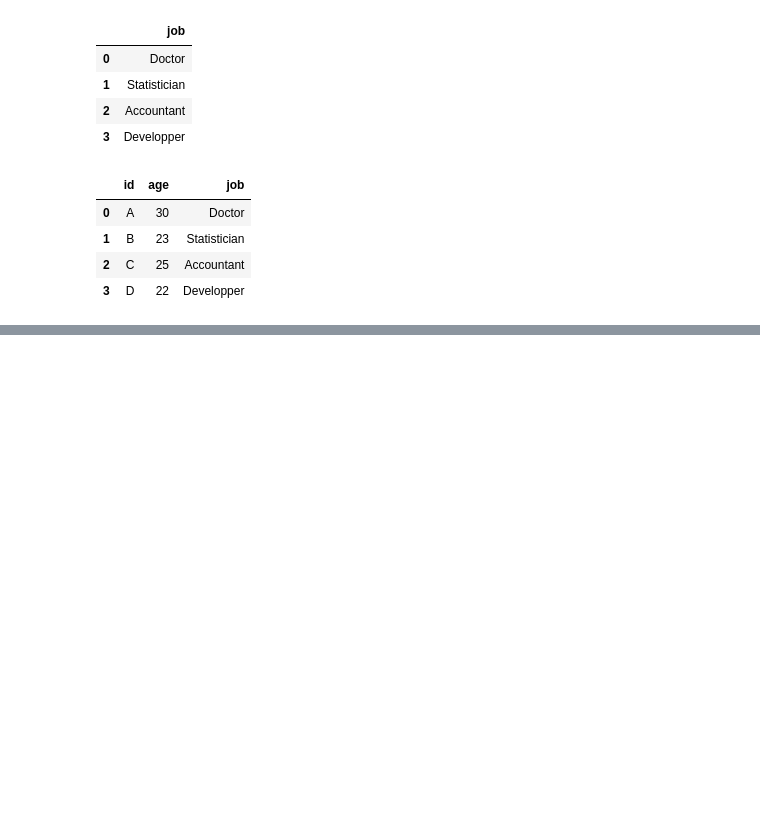
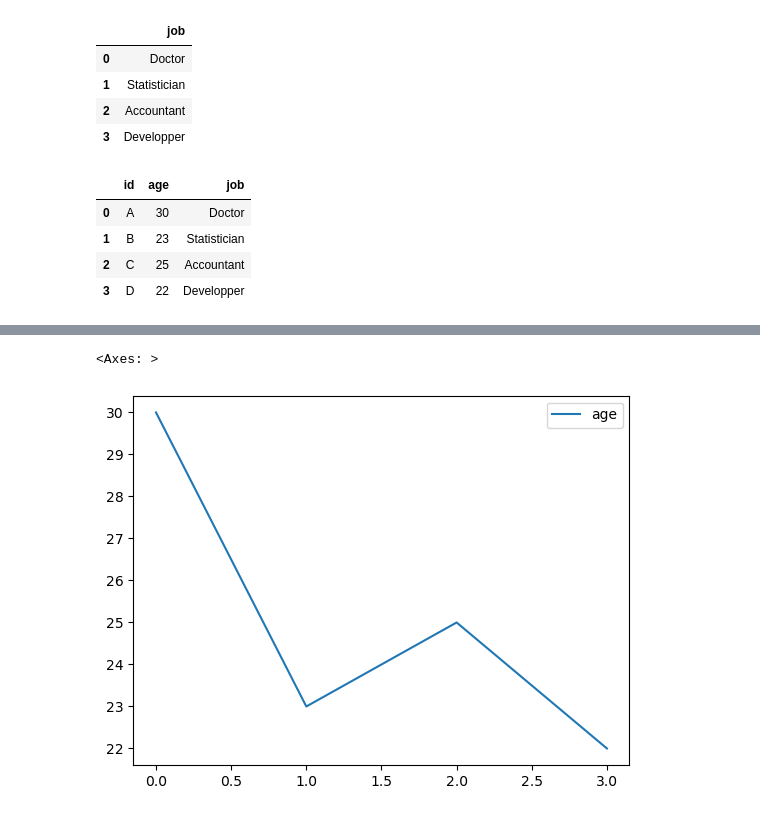
Before and after one commit to oscarmassonvera/PythonforDataScience, a Jupyter notebook: OCHO_juntaryconcatenarDataframes/OCHO_juntaryconcatenarDataframes.ipynb, the cells around one changed output, grey strips where cells are left out. Drawn from its saved outputs; the diff is of its cells as text; code cells hidden in the pictures; blank space fills up the shorter version.

```diff
--- a/OCHO_juntaryconcatenarDataframes/OCHO_juntaryconcatenarDataframes.ipynb
+++ b/OCHO_juntaryconcatenarDataframes/OCHO_juntaryconcatenarDataframes.ipynb
@@ -160,0 +292,2 @@ pd.concat([df1,df2],axis=1)
+# %%
+df_age = df1.merge(df2,on='id',how='outer',indicator=True)
@@ -160,0 +304,5 @@ pd.concat([df1,df2],axis=1)
+# %%
+df_age.plot(kind='line')
+# %% [output]
+<Axes: >
+[figure, added]
```
Also changed, not shown: parts of 27 cells of this notebook.
